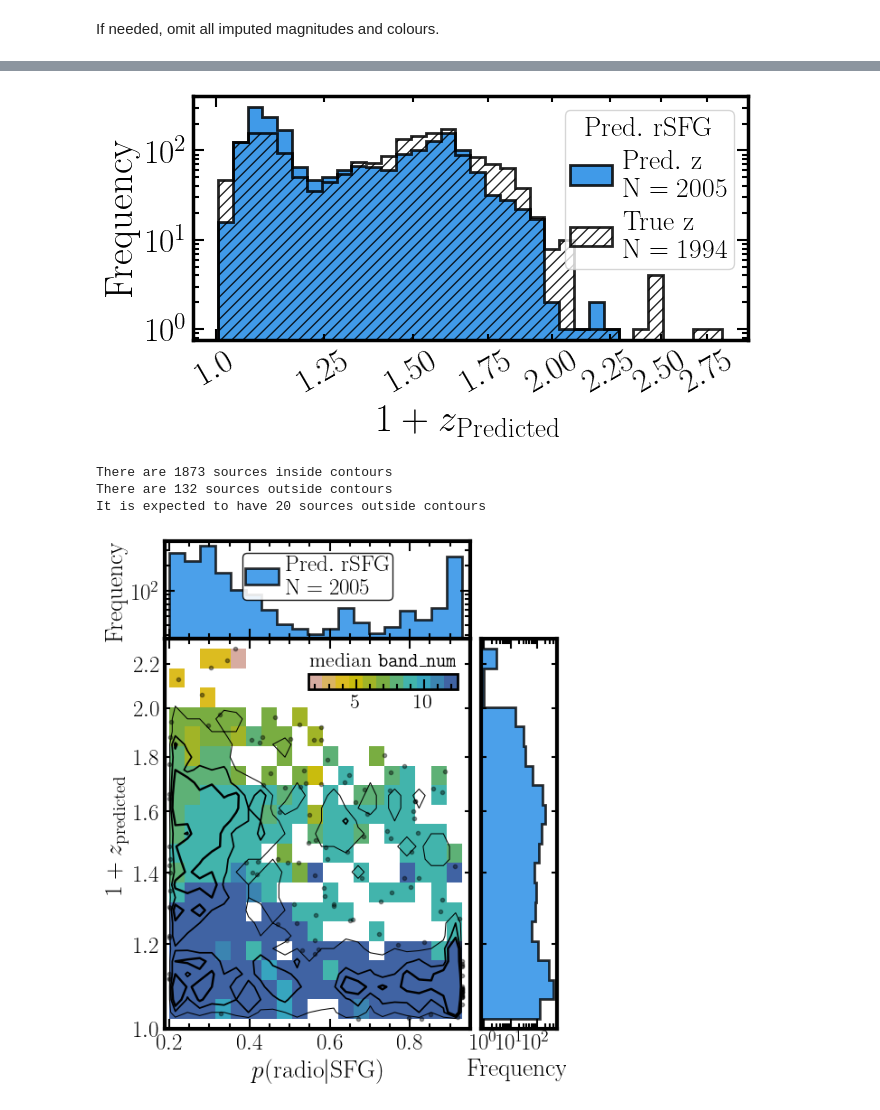
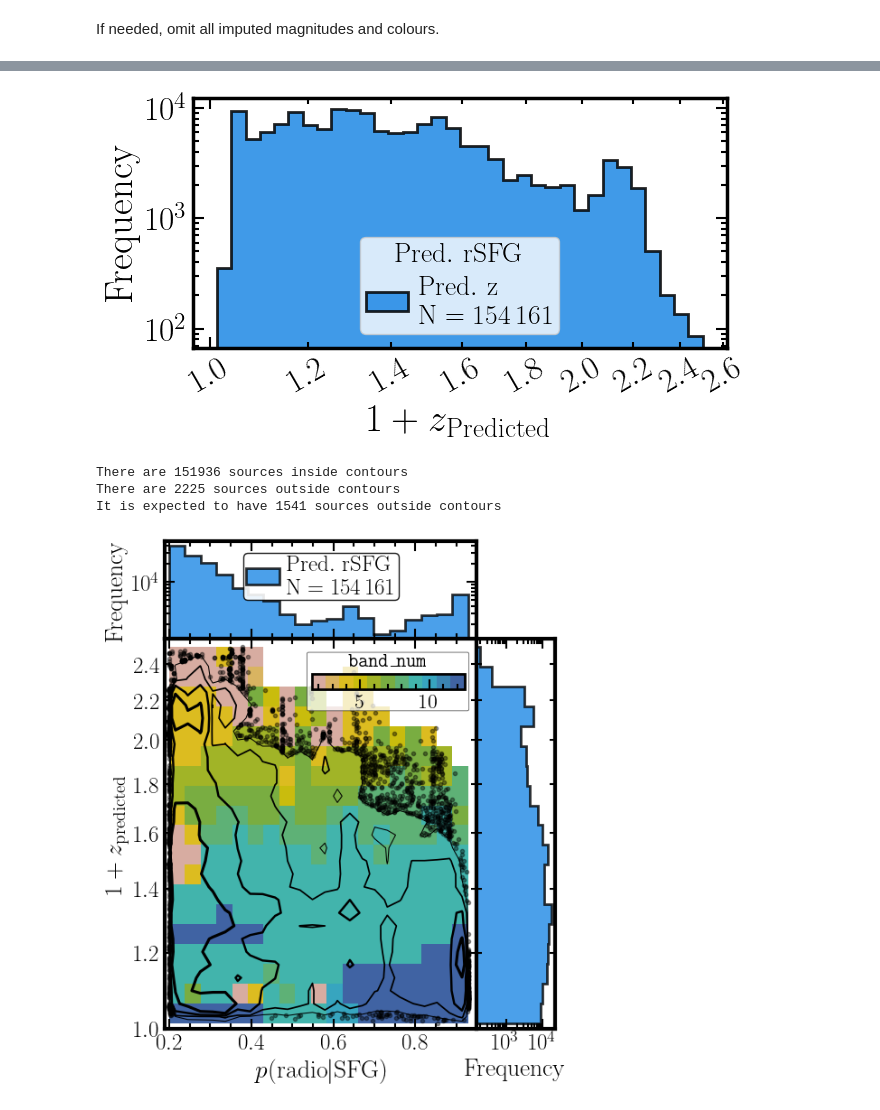
Before and after one commit to racarvajal/Pipeline_ML_6arcsec, a Jupyter notebook: Describe_preds_SFG.ipynb, the cells around one changed output, grey strips where cells are left out. Drawn from its saved outputs; the diff is of its cells as text; code cells hidden in the pictures.

Commit message:
box in colorbar

```diff
--- a/Describe_preds_SFG.ipynb
+++ b/Describe_preds_SFG.ipynb
@@ -153,7 +153,7 @@ if use_imputed:
 elif not use_imputed:
     imputed_str = 'nonimputed'
 # %%
-used_sample = 'test'  # 'test', 'unknown'
+used_sample = 'unknown'  # 'test', 'unknown'
 # %%
 file_HETDEX_test = gv.preds_path + 'HETDEX_Test_prediction.parquet'
 file_HETDEX_unk  = gv.preds_path + 'HETDEX_Unknown_prediction.parquet'
@@ -1065,4 +1065,4 @@ if save_plots:
                 bbox_inches='tight')
 plt.show()
 # %% [output]
-[figure, old version]
+[figure, new version]
@@ -1080,7 +1082,7 @@ axes_flat[0].set_yscale('log')
 axes_flat[2].set_yscale('log')
 axes_flat[3].set_xscale('log')
 
-x_col = 'Prob_radio_SFG'
+x_col = 'Prob_radio_SFG' # 'Prob_AGN', 'Prob_radio_SFG'
 y_col = 'pred_Z_rSFG'
 z_col = 'band_num'
 
@@ -1090,7 +1092,10 @@ mask_valid_vals   = np.isfinite(data_catalog_HETDEX_df.loc[:, x_col]) &\
                     np.isfinite(data_catalog_HETDEX_df.loc[:, y_col])
 filter_pred_Z_SFG = mask_valid_vals & mask_pred_rSFG
 
-x_data_SFG = data_catalog_HETDEX_df.loc[filter_pred_Z_SFG, x_col]
+if x_col == 'Prob_radio_SFG':
+    x_data_SFG = data_catalog_HETDEX_df.loc[filter_pred_Z_SFG, x_col]
+elif x_col == 'Prob_AGN':
+    x_data_SFG = 1 - data_catalog_HETDEX_df.loc[filter_pred_Z_SFG, x_col]
 y_data_SFG = 1 + data_catalog_HETDEX_df.loc[filter_pred_Z_SFG, y_col]
 z_data_SFG = data_catalog_HETDEX_df.loc[filter_pred_Z_SFG, z_col].astype('int32')
 
@@ -1125,7 +1130,10 @@ colour_gradient  = cm_gradient_black
 
 n_bins_cont      = [30, 25]
 
-lims_x           = (gv.cal_radio_gals_thresh - 0.01, 0.95)
+if x_col == 'Prob_radio_SFG':
+    lims_x           = (gv.cal_radio_gals_thresh - 0.01, 0.95)
+elif x_col == 'Prob_AGN':
+    lims_x           = (1 - gv.cal_AGN_thresh - 0.01, 1.01)
 lims_y           = (1.0, max_z + 0.05)
 
 sigmas_perc      = [0.5, 0.75, 0.95, 0.99]  # [50%, 75%, 95% of data]
@@ -1154,7 +1162,7 @@ dens_CW     = gf.color_hist2d_scipy(x_data,
                                     lw=0,
                                     norm=norm_dens)
 
-cax = axes_flat[2].inset_axes(clb_position)
+cax  = axes_flat[2].inset_axes(clb_position)
 cbar = fig.colorbar(dens_CW[1], cax=cax, orientation='horizontal')
 cbar.ax.minorticks_on()
 cbar.ax.tick_params(labelsize=16)
@@ -1162,8 +1170,22 @@ cbar.ax.tick_params(which='major', length=8, width=1.5, direction='in', color='k
 cbar.ax.tick_params(which='minor', length=4, width=1.5, direction='in', color='k')
 cbar.outline.set_linewidth(2.0)
 # cbar.ax.set_xlabel(r'$\mathrm{Sources ~ per ~ bin}$', size=16, labelpad=-3)
-# cbar.ax.set_title(r'$\mathrm{Sources ~ per ~ bin}$', size=16)
-cbar.ax.set_title(r'$\mathrm{median}~\mathtt{band\_num}$', size=16)
+cbar.ax.set_title(r'$\mathtt{band\_num}$', size=16)
+# cbar.ax.set_title(r'$\mathrm{median}~\mathtt{band\_num}$', size=16)
+fancy_box = FancyBboxPatch(
+    (clb_position[0] - 0.01, clb_position[1] - 0.05),  # x, y position (slightly offset)
+    clb_position[2] + 0.02,                            # width (slightly larger)
+    clb_position[3] + 0.10,                            # height (slightly larger)
+    boxstyle='round,pad=0.005',                        # Box style
+    facecolor='white',                                 # Fill color
+    edgecolor='black',                                 # Edge color
+    linewidth=0.5,                                     # Edge thickness
+    alpha=0.75,                                        # Transparency
+    transform=axes_flat[2].transAxes,                  # Use axes coordinates
+    zorder=3                                           # Behind everything else
+)
+# Add the patch to the axes that contains the colorbar
+axes_flat[2].add_patch(fancy_box)
 
 outlier_number  = int(np.floor(N_sources * (1 - sigmas_perc[-1]))) # expected number of points outside last contour
 nstep           = len(sigmas_perc)
@@ -1213,41 +1235,44 @@ axes_flat[0].set_xlim(*lims_x)
 axes_flat[2].set_ylim(*lims_y)
 
 axes_flat[0].set_ylabel(r'$\mathrm{Frequency}$', fontsize=20)
-axes_flat[2].set_xlabel(r'$p(\mathrm{radio} | \mathrm{SFG})$', fontsize=20)
+if x_col == 'Prob_radio_SFG':
+    axes_flat[2].set_xlabel(r'$p(\mathrm{radio} | \mathrm{SFG})$', fontsize=20)
+elif x_col == 'Prob_AGN':
+    axes_flat[2].set_xlabel(r'$p(\mathrm{SFG})$', fontsize=20)
 axes_flat[2].set_ylabel(r'$1 + z_{\mathrm{predicted}}$', fontsize=20)
 axes_flat[3].set_xlabel(r'$\mathrm{Frequency}$', fontsize=20)
 
 for count, ax_tmp in enumerate(axes_flat):
     if count == 1: continue
     if count == 2:
         ax_tmp.yaxis.set_major_formatter(ticker.FormatStrFormatter('$%0.1f$'))
         ax_tmp.yaxis.set_minor_formatter(ScalarFormatter())
         ax_tmp.tick_params(axis='y', which='minor', labelsize=18)
     if count % 2 == 1:
         ax_tmp.yaxis.set_major_formatter(ScalarFormatter())
         ax_tmp.ticklabel_format(axis='y', style='plain')
 
     ax_tmp.minorticks_on()
     ax_tmp.tick_params(which='both', top=True, right=True, direction='in')
     ax_tmp.tick_params(axis='both', which='major', labelsize=18)
     ax_tmp.tick_params(axis='x', which='minor', labelsize=18)
     ax_tmp.tick_params(which='major', length=8, width=1.5)
     ax_tmp.tick_params(which='minor', length=4, width=1.5)
     plt.setp(ax_tmp.spines.values(), linewidth=3)
     plt.setp(ax_tmp.spines.values(), linewidth=3)
 
 axes_flat[0].yaxis.set_major_locator(ticker.LogLocator(base=10.0, numticks=5))
 # for label in axes_flat[0].get_yticklabels():
 #     label.set_ha('right')  # Align to the right
 #     label.set_va('bottom')  # Vertically center-align
 
 fig.get_layout_engine().set(w_pad=0 / 72, h_pad=0 / 72, hspace=0, wspace=0)
 if save_plots:
     plt.savefig(gv.plots_path + f'pred_z_vs_radio_prob_hists_rSFG_{used_sample}_HETDEX.pdf',
                 bbox_inches='tight')
 plt.show()
 # %% [output]
-There are 1873 sources inside contours
-There are 132 sources outside contours
-It is expected to have 20 sources outside contours
+There are 151936 sources inside contours
+There are 2225 sources outside contours
+It is expected to have 1541 sources outside contours
-[figure, old version]
+[figure, new version]
```
Also changed, not shown: parts of 8 cells of this notebook.
